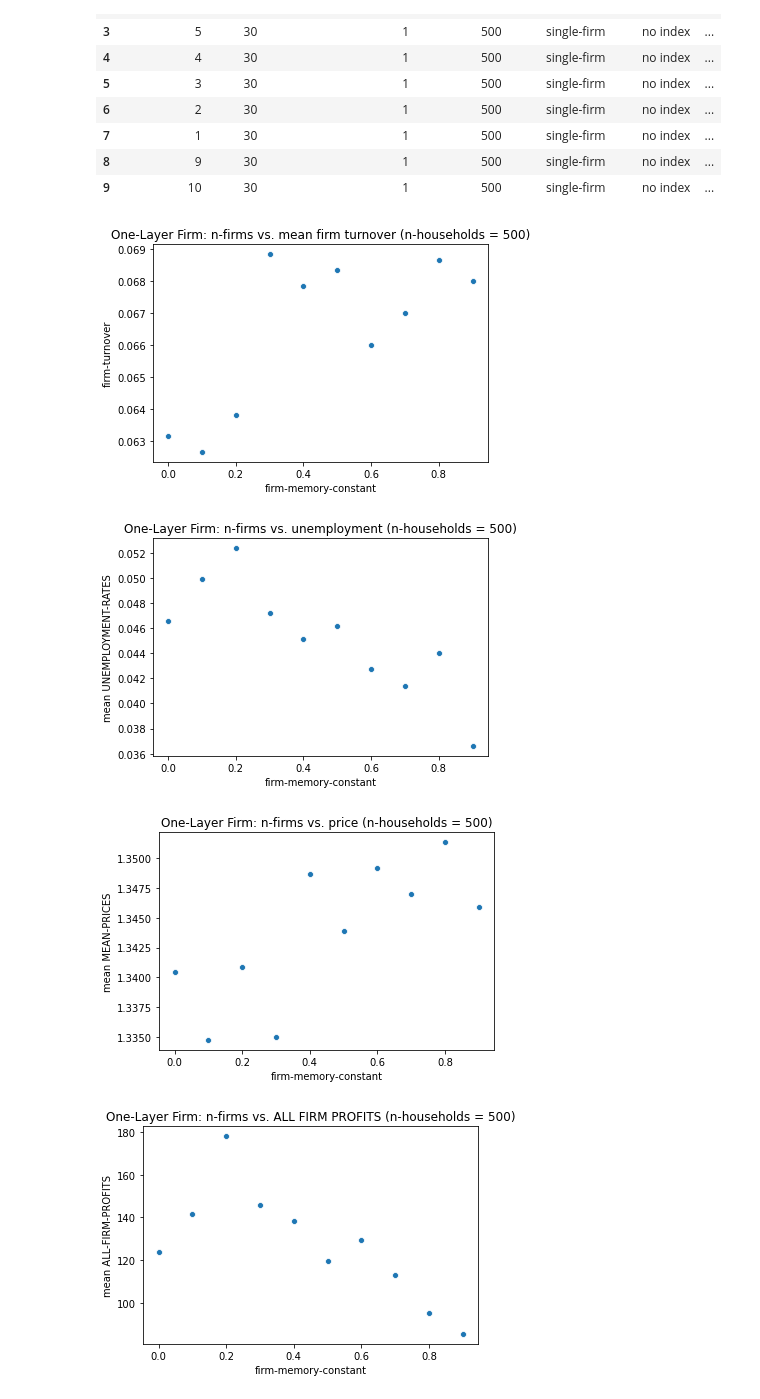
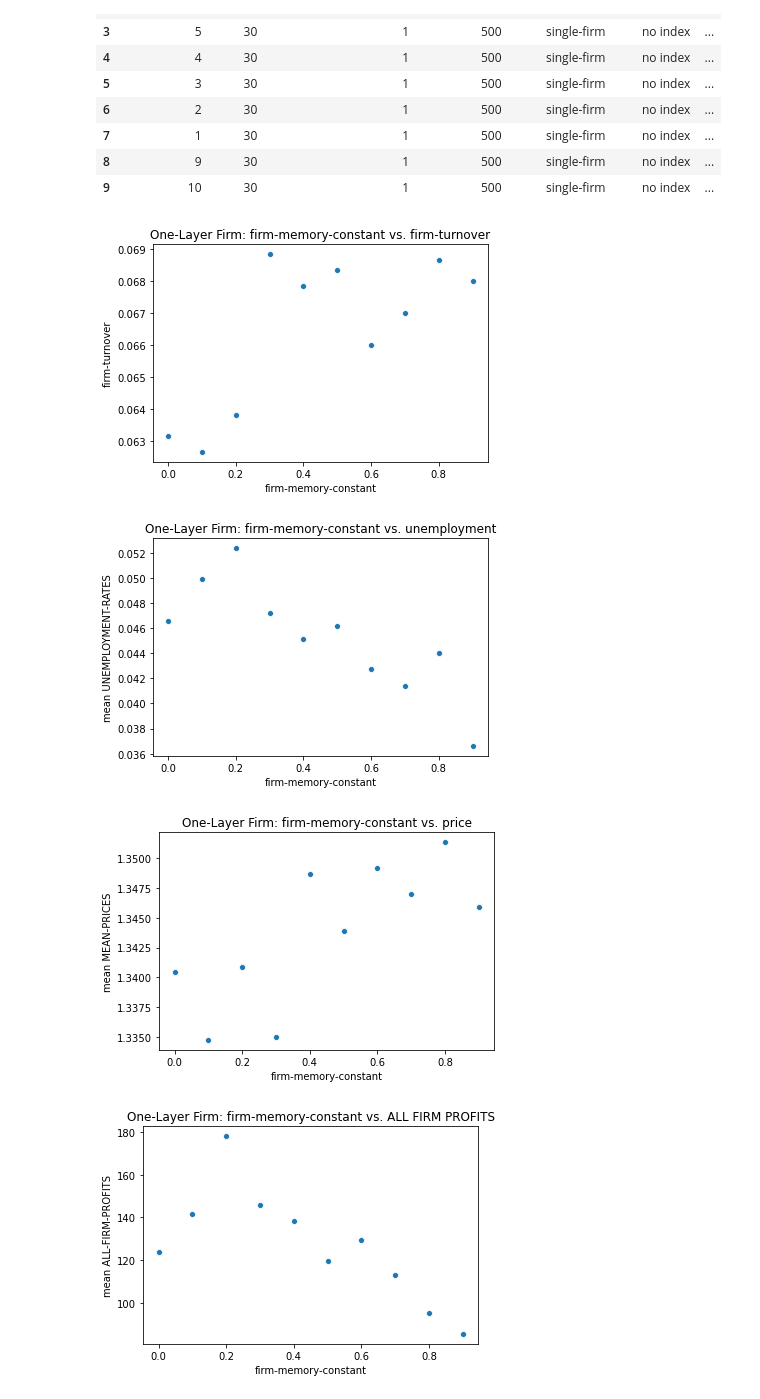
Before and after one commit to jzkelter/tabular-standards, a Jupyter notebook: Main Model/Behaviorspace Data/firm-memory-constant tests.ipynb, the cells around one changed output. Drawn from its saved outputs; the diff is of its cells as text; code cells hidden in the pictures.

Commit message:
Updates
Inventory buffer, adjust output and price, framework implimentations,

```diff
--- a/Main Model/Behaviorspace Data/firm-memory-constant tests.ipynb
+++ b/Main Model/Behaviorspace Data/firm-memory-constant tests.ipynb
@@ -26,35 +26,35 @@ display(df)
 # %%
 ax = sns.scatterplot(x= "firm-memory-constant",
                      y= "firm-turnover",
                      data = df)
 plt.title("One-Layer Firm: firm-memory-constant vs. firm-turnover")
 plt.show()
 
 ax = sns.scatterplot(x= "firm-memory-constant",
                      y= "mean UNEMPLOYMENT-RATES",
                      data = df)
-plt.title("One-Layer Firm: n-firms vs. unemployment (n-households = 500)")
+plt.title("One-Layer Firm: firm-memory-constant vs. unemployment")
 plt.show()
 
 ax = sns.scatterplot(x= "firm-memory-constant",
                      y= "mean MEAN-PRICES",
                      data = df)
-plt.title("One-Layer Firm: n-firms vs. price (n-households = 500)")
+plt.title("One-Layer Firm: firm-memory-constant vs. price")
 plt.show()
 
 ax = sns.scatterplot(x= "firm-memory-constant",
                      y= "mean ALL-FIRM-PROFITS",
                      data = df)
-plt.title("One-Layer Firm: n-firms vs. ALL FIRM PROFITS (n-households = 500)")
+plt.title("One-Layer Firm: firm-memory-constant vs. ALL FIRM PROFITS")
 plt.show()
 
 ax = sns.scatterplot(x= "firm-memory-constant",
                      y= "mean BANKRUPT-FIRM-PROFITS",
                      data = df)
-plt.title("One-Layer Firm: n-firms vs. BANKRUPT FIRM PROFITS (n-households = 500)")
+plt.title("One-Layer Firm: firm-memory-constant vs. BANKRUPT FIRM PROFITS")
 plt.show()
 # %% [output]
-[figure, old version]
+[figure, new version]
-[figure, old version]
+[figure, new version]
-[figure, old version]
+[figure, new version]
-[figure, old version]
+[figure, new version]
```
Also changed, not shown: parts of 1 cell of this notebook, 7 other files.
